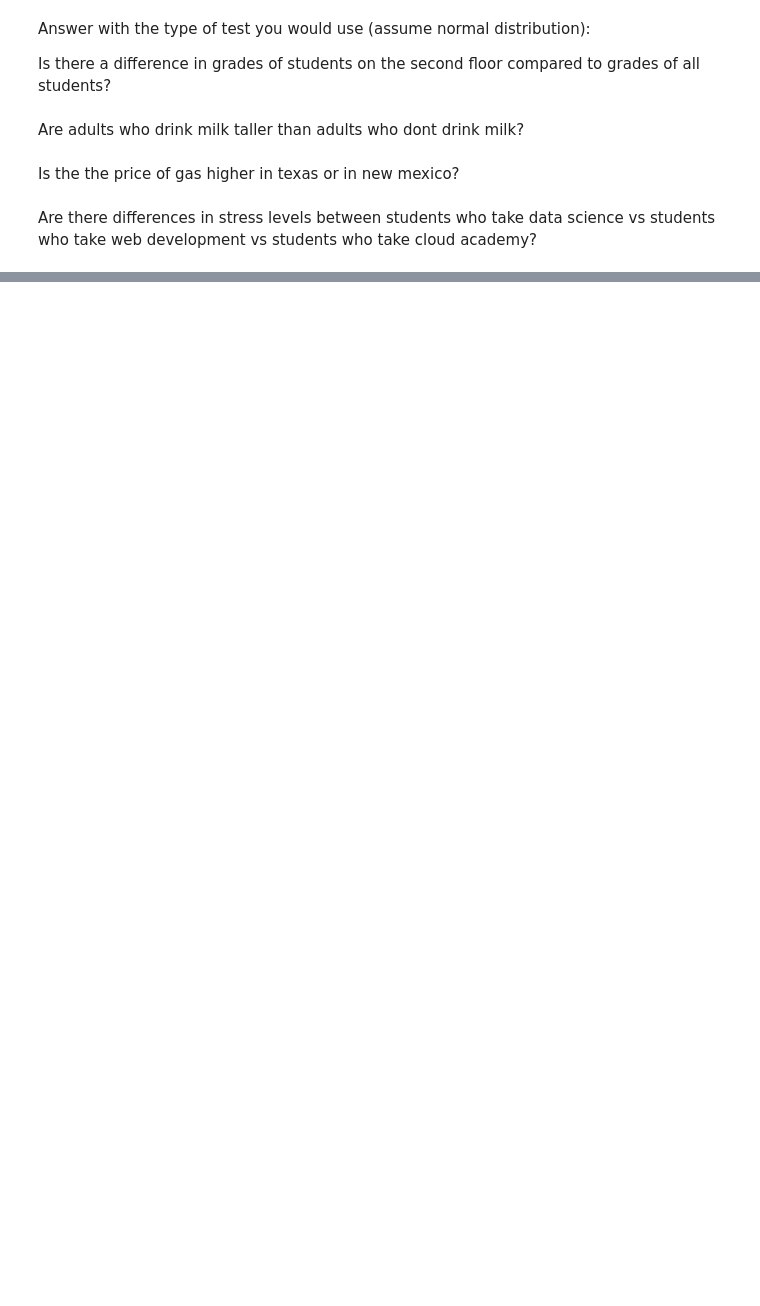
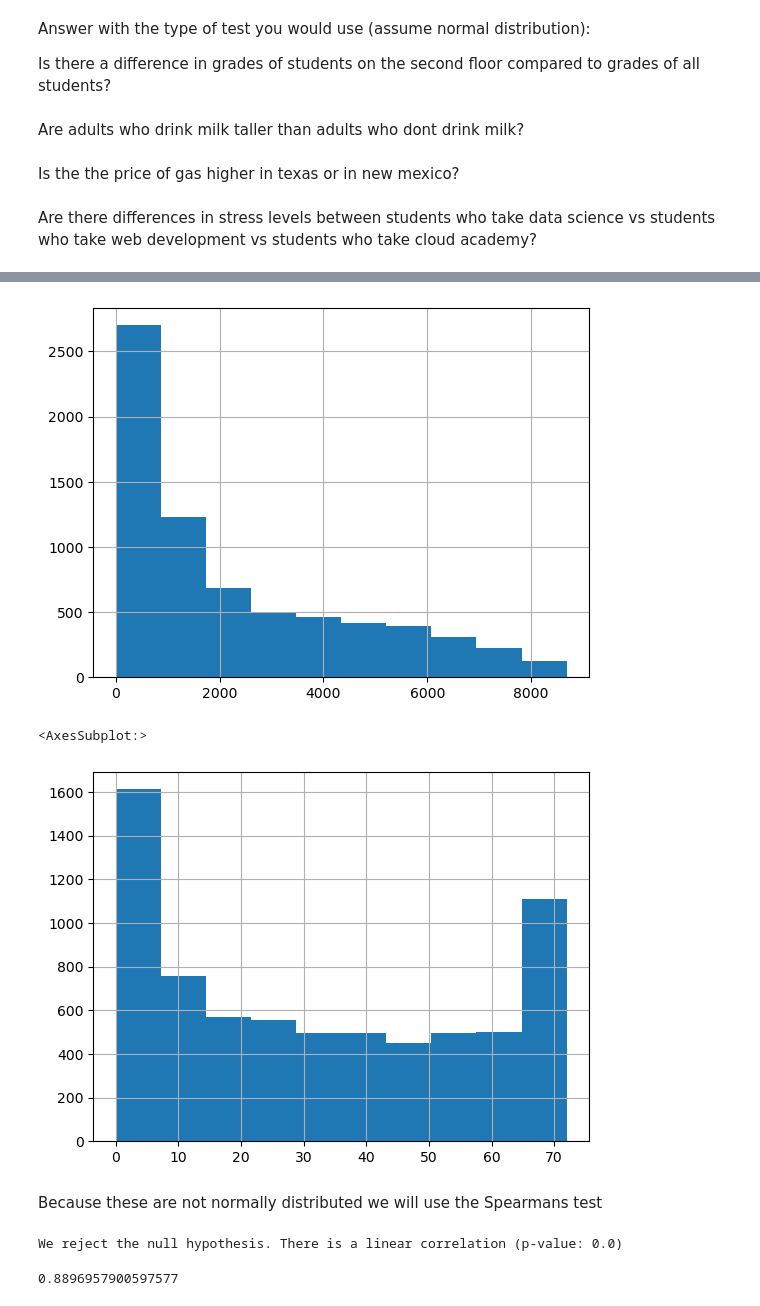
Before and after one commit to shawn-brown12/statistics_exercises, a Jupyter notebook: hypothesis_testing.ipynb, the cells around one changed output, grey strips where cells are left out. Saved outputs shown, nothing was run; the diff lists cells and outputs as text; code cells hidden in the pictures; blank space fills up the shorter version.

```diff
--- a/hypothesis_testing.ipynb
+++ b/hypothesis_testing.ipynb
@@ -125,0 +443,29 @@ Do manual cars get better gas mileage than automatic cars?
+# %%
+#check assumptions (that the data is normal, the variance is the same, and we have enough data points)
+
+ttl_charges_df.total_charges.hist()
+plt.show()
+ttl_charges_df.tenure.hist()
+# %% [output]
+[figure, added]
+<AxesSubplot:>
+[figure, added]
+# %% [markdown]
+Because these are not normally distributed we will use the Spearmans test
+# %%
+#run our test
+#as above, our data is not normally distributed, so we need the non parametric version of the pearsonsR test
+r, p = stats.spearmanr(ttl_charges_df.tenure, ttl_charges_df.total_charges)
+
+def eval_result(alpha, p):
+    if p < alpha:
+        print(f'We reject the null hypothesis. There is a linear correlation (p-value: {p})')
+    else:
+        print(f'We fail to reject the null hypothesis that there is a linear correlation. (p-value: {p})')
+
+eval_result(alpha, p)
+
+r
+# %% [output]
+We reject the null hypothesis. There is a linear correlation (p-value: 0.0)
+0.8896957900597577
```
Also changed, not shown: parts of 93 cells of this notebook, 3 other files.
